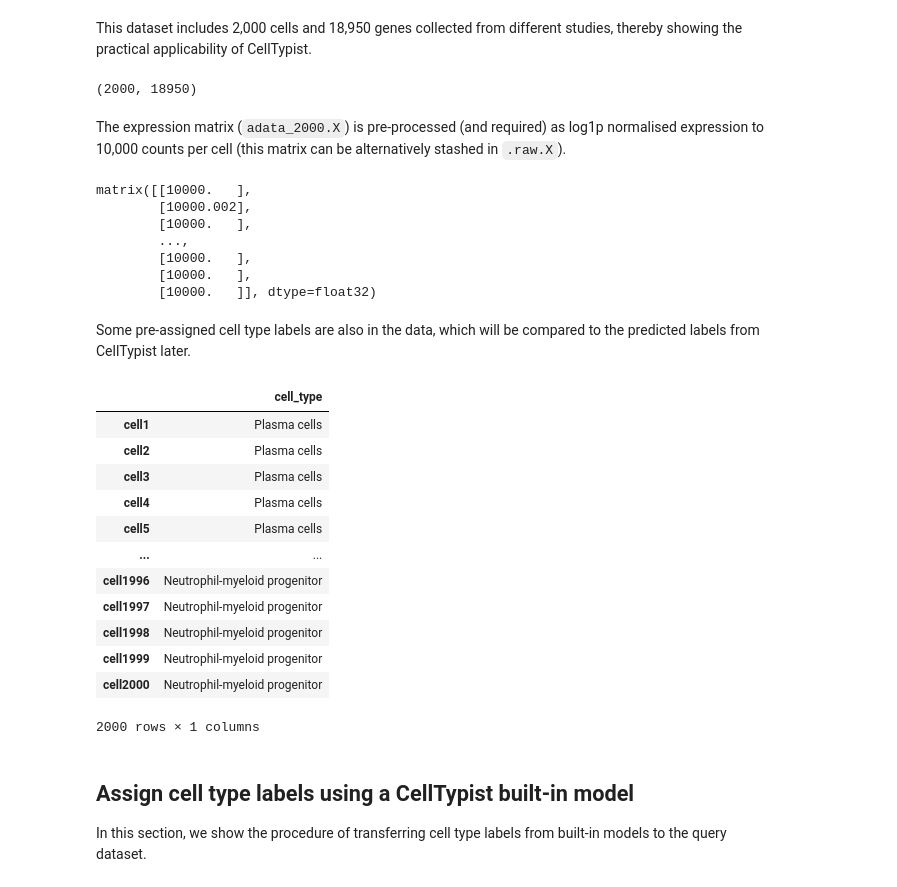
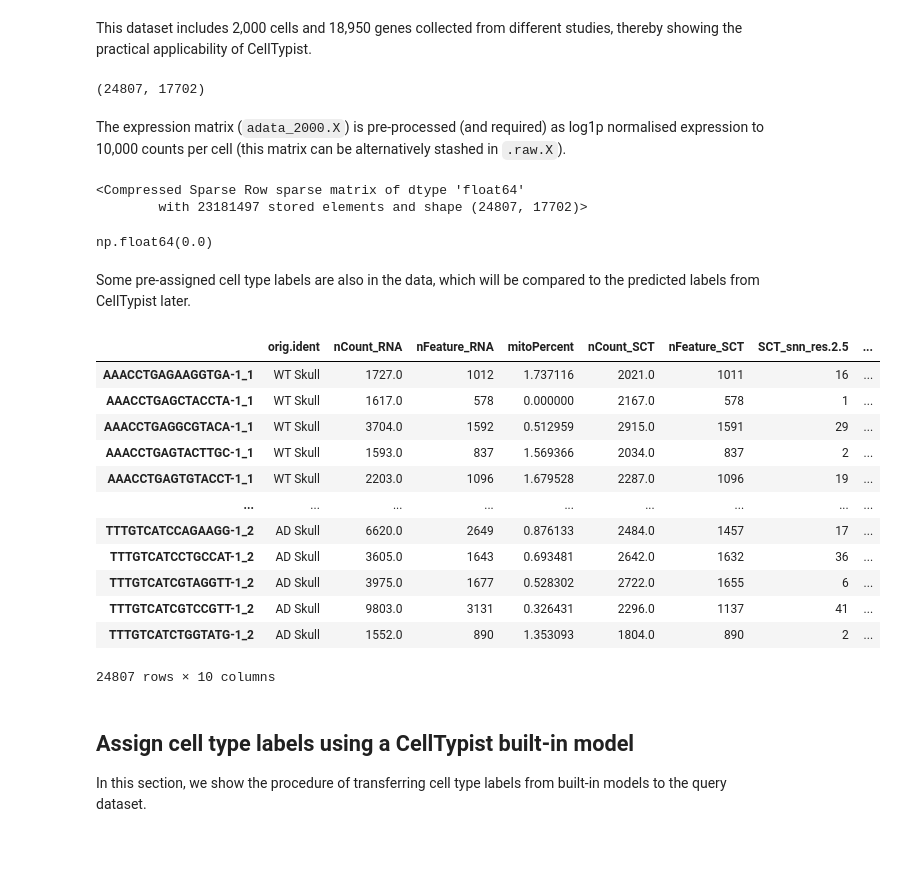
Before and after one commit to gabriel-dval/scRNA_annotation, a Jupyter notebook: celltypist_tutorial.ipynb, the cells around one changed output. Drawn from its saved outputs; the diff is of its cells as text; code cells hidden in the pictures; blank space fills up the shorter version.

Commit message:
test run of the notebook

```diff
--- a/celltypist_tutorial.ipynb
+++ b/celltypist_tutorial.ipynb
@@ -33,43 +13,43 @@ from celltypist import models
 # %% [markdown]
 ## Download a scRNA-seq dataset of 2,000 immune cells
 # %%
-adata_2000 = sc.read('celltypist_demo_folder/demo_2000_cells.h5ad', backup_url = 'https://celltypist.cog.sanger.ac.uk/Notebook_demo_data/demo_2000_cells.h5ad')
+adata = sc.read('../data/raw_sbm/manual_annot.h5ad')
 # %% [markdown]
 This dataset includes 2,000 cells and 18,950 genes collected from different studies, thereby showing the practical applicability of CellTypist.
 # %%
-adata_2000.shape
+adata.raw.shape
+# 25 000 cells, 18 000 raw genes (log normalised)
 # %% [output]
-(2000, 18950)
+(24807, 17702)
 # %% [markdown]
 The expression matrix (`adata_2000.X`) is pre-processed (and required) as log1p normalised expression to 10,000 counts per cell (this matrix can be alternatively stashed in `.raw.X`).
 # %%
-adata_2000.X.expm1().sum(axis = 1)
+adata.raw.X
 # %% [output]
-matrix([[10000.   ],
-        [10000.002],
-        [10000.   ],
-        ...,
-        [10000.   ],
-        [10000.   ],
-        [10000.   ]], dtype=float32)
+<Compressed Sparse Row sparse matrix of dtype 'float64'
+        with 23181497 stored elements and shape (24807, 17702)>
+# %%
+adata.raw.X
+# %% [output]
+np.float64(0.0)
 # %% [markdown]
 Some pre-assigned cell type labels are also in the data, which will be compared to the predicted labels from CellTypist later.
 # %%
-adata_2000.obs
+adata.obs
 # %% [output]
-|  | cell_type |
-| cell1 | Plasma cells |
-| cell2 | Plasma cells |
-| cell3 | Plasma cells |
-| cell4 | Plasma cells |
-| cell5 | Plasma cells |
-| ... | ... |
-| cell1996 | Neutrophil-myeloid progenitor |
-| cell1997 | Neutrophil-myeloid progenitor |
-| cell1998 | Neutrophil-myeloid progenitor |
-| cell1999 | Neutrophil-myeloid progenitor |
-| cell2000 | Neutrophil-myeloid progenitor |
+|  | orig.ident | nCount_RNA | nFeature_RNA | mitoPercent | nCount_SCT | nFeature_SCT | SCT_snn_res.2.5 | ... |
+| AAACCTGAGAAGGTGA-1_1 | WT Skull | 1727.0 | 1012 | 1.737116 | 2021.0 | 1011 | 16 | ... |
+| AAACCTGAGCTACCTA-1_1 | WT Skull | 1617.0 | 578 | 0.000000 | 2167.0 | 578 | 1 | ... |
+| AAACCTGAGGCGTACA-1_1 | WT Skull | 3704.0 | 1592 | 0.512959 | 2915.0 | 1591 | 29 | ... |
+| AAACCTGAGTACTTGC-1_1 | WT Skull | 1593.0 | 837 | 1.569366 | 2034.0 | 837 | 2 | ... |
+| AAACCTGAGTGTACCT-1_1 | WT Skull | 2203.0 | 1096 | 1.679528 | 2287.0 | 1096 | 19 | ... |
+| ... | ... | ... | ... | ... | ... | ... | ... | ... |
+| TTTGTCATCCAGAAGG-1_2 | AD Skull | 6620.0 | 2649 | 0.876133 | 2484.0 | 1457 | 17 | ... |
+| TTTGTCATCCTGCCAT-1_2 | AD Skull | 3605.0 | 1643 | 0.693481 | 2642.0 | 1632 | 36 | ... |
+| TTTGTCATCGTAGGTT-1_2 | AD Skull | 3975.0 | 1677 | 0.528302 | 2722.0 | 1655 | 6 | ... |
+| TTTGTCATCGTCCGTT-1_2 | AD Skull | 9803.0 | 3131 | 0.326431 | 2296.0 | 1137 | 41 | ... |
+| TTTGTCATCTGGTATG-1_2 | AD Skull | 1552.0 | 890 | 1.353093 | 1804.0 | 890 | 2 | ... |
-2000 rows × 1 columns
+24807 rows × 10 columns
 # %% [markdown]
 ## Assign cell type labels using a CellTypist built-in model
 In this section, we show the procedure of transferring cell type labels from built-in models to the query dataset.
```
Also changed, not shown: parts of 11 cells of this notebook.
